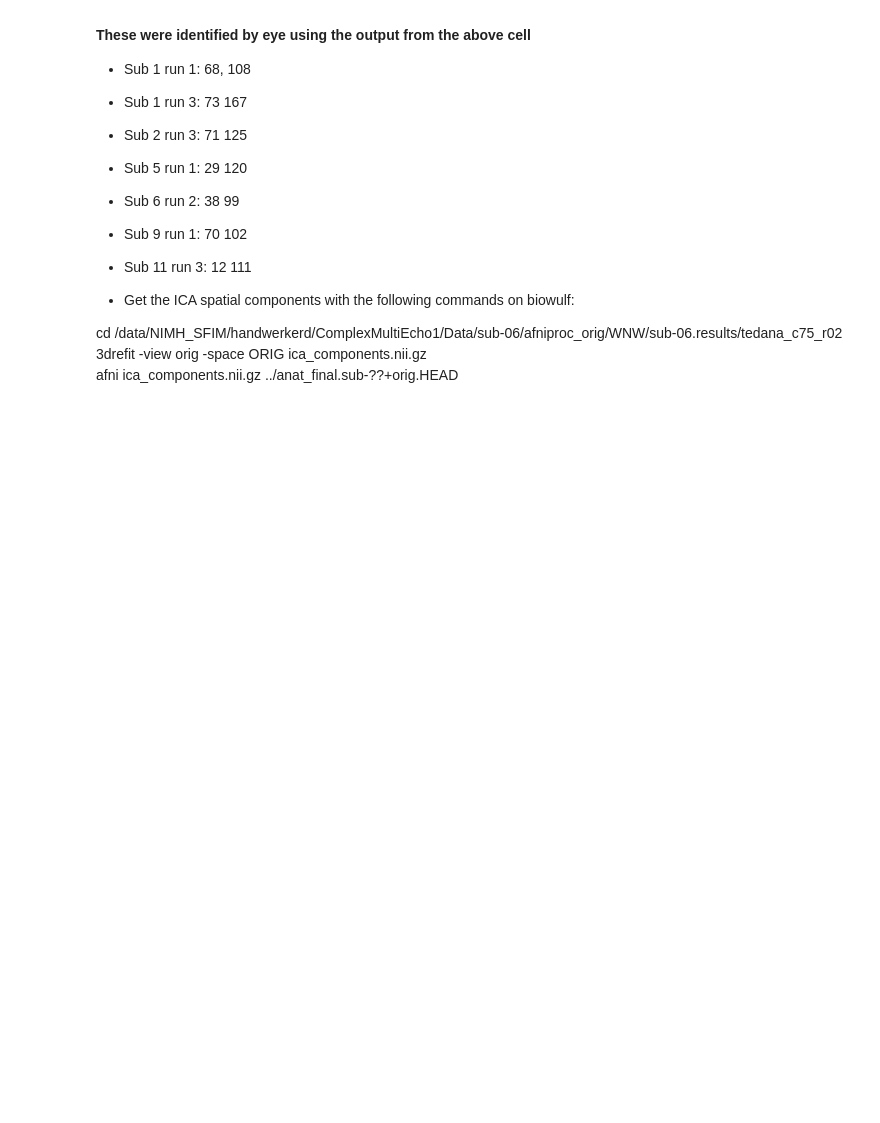
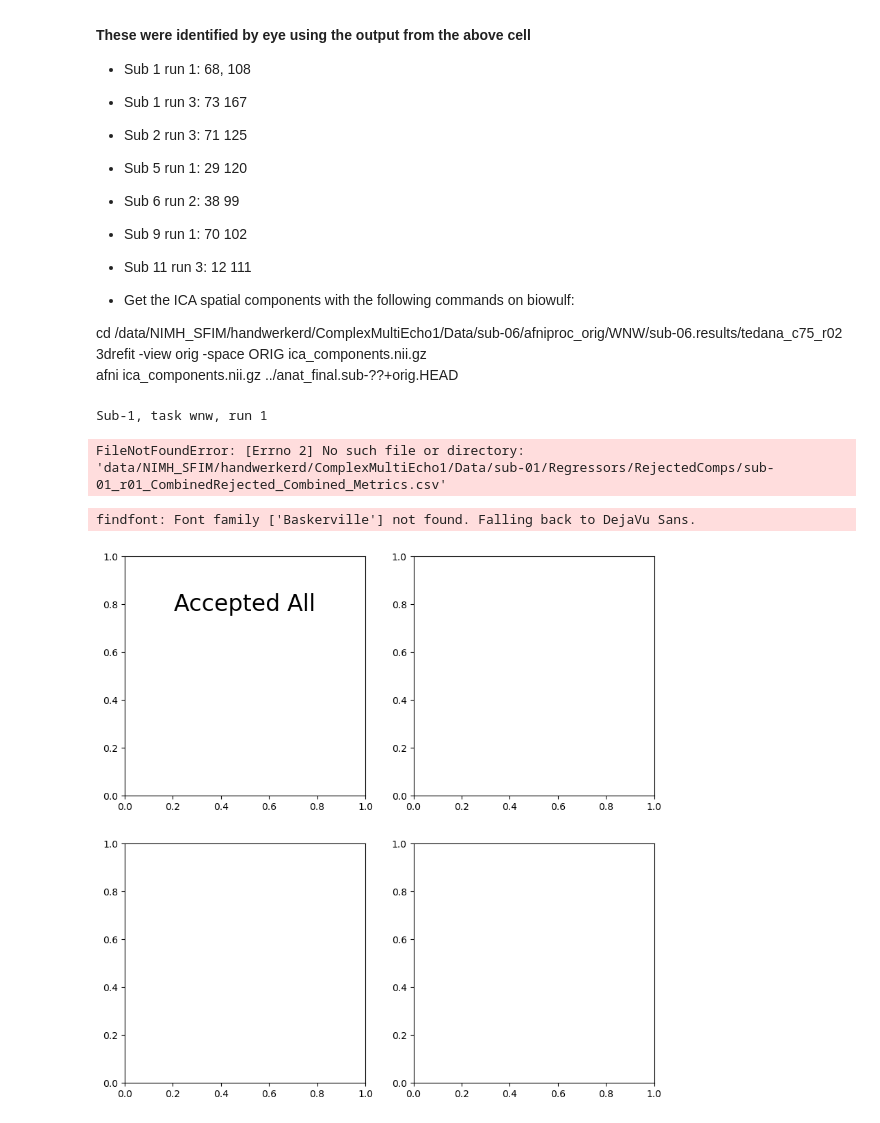
Before and after one commit to nimh-sfim/ComplexMultiEcho1, a Jupyter notebook: Visualizations/OHBM2022Poster/KappaRhoScatter_RegressorFitHistograms.ipynb, the cells around one changed output. Drawn from its saved outputs; the diff is of its cells as text; code cells hidden in the pictures; blank space fills up the shorter version.

```diff
--- a/Visualizations/OHBM2022Poster/KappaRhoScatter_RegressorFitHistograms.ipynb
+++ b/Visualizations/OHBM2022Poster/KappaRhoScatter_RegressorFitHistograms.ipynb
@@ -181,15 +180,30 @@ ax.plot(fit_ts, color='red')
 # %%
 def scatter_cme(ax, fname: str, to_plot) -> None:
+    """
+    A 4-subplot scatterplot of components within the following categories:
+    1) Rejected Both (rejected by both Tedana & Linear Model)
+    2) Rejected Tedana Only
+    3) Rejected by Linear Model Only
+    4) Accepted by All (accepted by both Tedana & Linear Model)
+    """
     df = pd.read_csv(fname)
+
+    # extracting the Kappa/Rho/Variance explained metric values from the new TSV file
     kappas = df["kappa"]
     rhos = df["rho"]
     varex = df["variance explained"]
+
+    # size of each component is modulated by the square root of the variance explained (standardized), which is weighted by a value of 20 for perceivable differences in VE
     size = np.sqrt(varex) * 20
+
+    # Finding the components that fit underneath these boolean categories
     rej_both = np.logical_and(df["Tedana Rejected"] == True, df["Regressors Rejected"] == True)
     rej_tedonly = np.logical_and(df["Tedana Rejected"] == True, df["Regressors Rejected"] == False)
     rej_regonly = np.logical_and(df["Tedana Rejected"] == False, df["Regressors Rejected"] == True)
     acc_all = np.logical_and(df["Tedana Rejected"] == False, df["Regressors Rejected"] == False)
     colors = pd.Series(data=["none" for _ in kappas])
+
+    # colors for the component categories
     if to_plot[0]:
         colors[acc_all] = "green"
     if to_plot[1]:
@@ -200,5 +214,7 @@ def scatter_cme(ax, fname: str, to_plot) -> None:
         colors[rej_regonly] = "brown"
         rej_regonly_idx = rej_regonly.index[rej_regonly == True].tolist()
         print(f"Reg only rejections (comp number and kappa): \n{kappas[rej_regonly_idx]}")
+
+    # plot the scatterplot
     ax.scatter(kappas, rhos, s=size, c=colors)
 # %%
@@ -282 +384,9 @@ plt.xlabel("% of components with signif fit to regressors")
+# %%
+# Run the plots
+scatter_svg(1,25)
+# %% [output]
+Sub-1, task wnw, run 1
+FileNotFoundError: [Errno 2] No such file or directory: 'data/NIMH_SFIM/handwerkerd/ComplexMultiEcho1/Data/sub-01/Regressors/RejectedComps/sub-01_r01_CombinedRejected_Combined_Metrics.csv'
+findfont: Font family ['Baskerville'] not found. Falling back to DejaVu Sans.
+[figure, added]
 # %%
```
Also changed, not shown: parts of 11 cells of this notebook, 8 other files.
